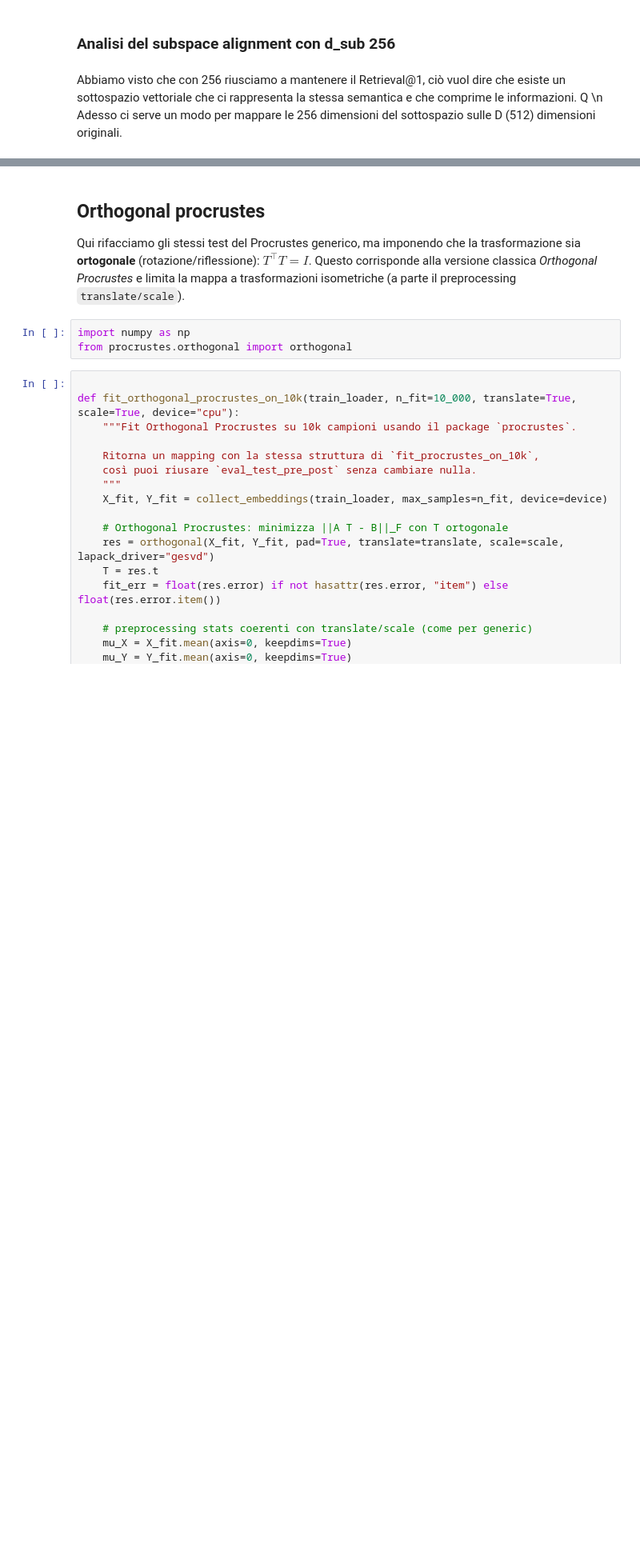
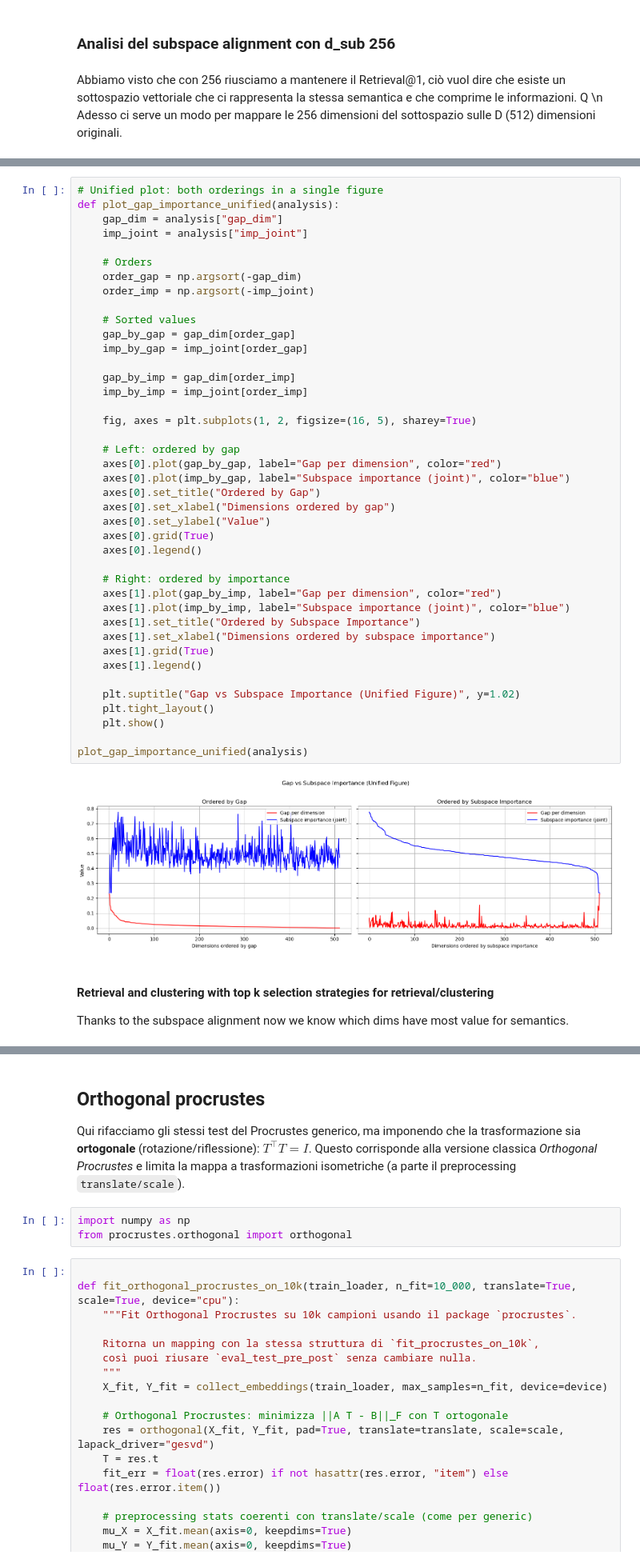
Before and after one commit to manu-kick/few_dims_drive_modalitygap, a Jupyter notebook: analysis/procrustes_clip.ipynb, the cells around one changed output, grey strips where cells are left out. Shown at 80% size. Drawn from its saved outputs; the diff is of its cells as text; blank space fills up the shorter version.

```diff
--- a/analysis/procrustes_clip.ipynb
+++ b/analysis/procrustes_clip.ipynb
@@ -605,0 +822,46 @@ Gaps aligned : {'RMG': 0.7021187370438041, 'L2M': 0.08943210542201996, 'L2I': 0.
+# %%
+# Unified plot: both orderings in a single figure
+def plot_gap_importance_unified(analysis):
+    gap_dim = analysis["gap_dim"]
+    imp_joint = analysis["imp_joint"]
+
+    # Orders
+    order_gap = np.argsort(-gap_dim)
+    order_imp = np.argsort(-imp_joint)
+
+    # Sorted values
+    gap_by_gap = gap_dim[order_gap]
+    imp_by_gap = imp_joint[order_gap]
+
+    gap_by_imp = gap_dim[order_imp]
+    imp_by_imp = imp_joint[order_imp]
+
+    fig, axes = plt.subplots(1, 2, figsize=(16, 5), sharey=True)
+
+    # Left: ordered by gap
+    axes[0].plot(gap_by_gap, label="Gap per dimension", color="red")
+    axes[0].plot(imp_by_gap, label="Subspace importance (joint)", color="blue")
+    axes[0].set_title("Ordered by Gap")
+    axes[0].set_xlabel("Dimensions ordered by gap")
+    axes[0].set_ylabel("Value")
+    axes[0].grid(True)
+    axes[0].legend()
+
+    # Right: ordered by importance
+    axes[1].plot(gap_by_imp, label="Gap per dimension", color="red")
+    axes[1].plot(imp_by_imp, label="Subspace importance (joint)", color="blue")
+    axes[1].set_title("Ordered by Subspace Importance")
+    axes[1].set_xlabel("Dimensions ordered by subspace importance")
+    axes[1].grid(True)
+    axes[1].legend()
+
+    plt.suptitle("Gap vs Subspace Importance (Unified Figure)", y=1.02)
+    plt.tight_layout()
+    plt.show()
+
+plot_gap_importance_unified(analysis)
+# %% [output]
+[figure, added]
+# %% [markdown]
+#### Retrieval and clustering with top k selection strategies for retrieval/clustering
+Thanks to the subspace alignment now we know which dims have most value for semantics.
```
Also changed, not shown: parts of 43 cells of this notebook, 1 other file.
